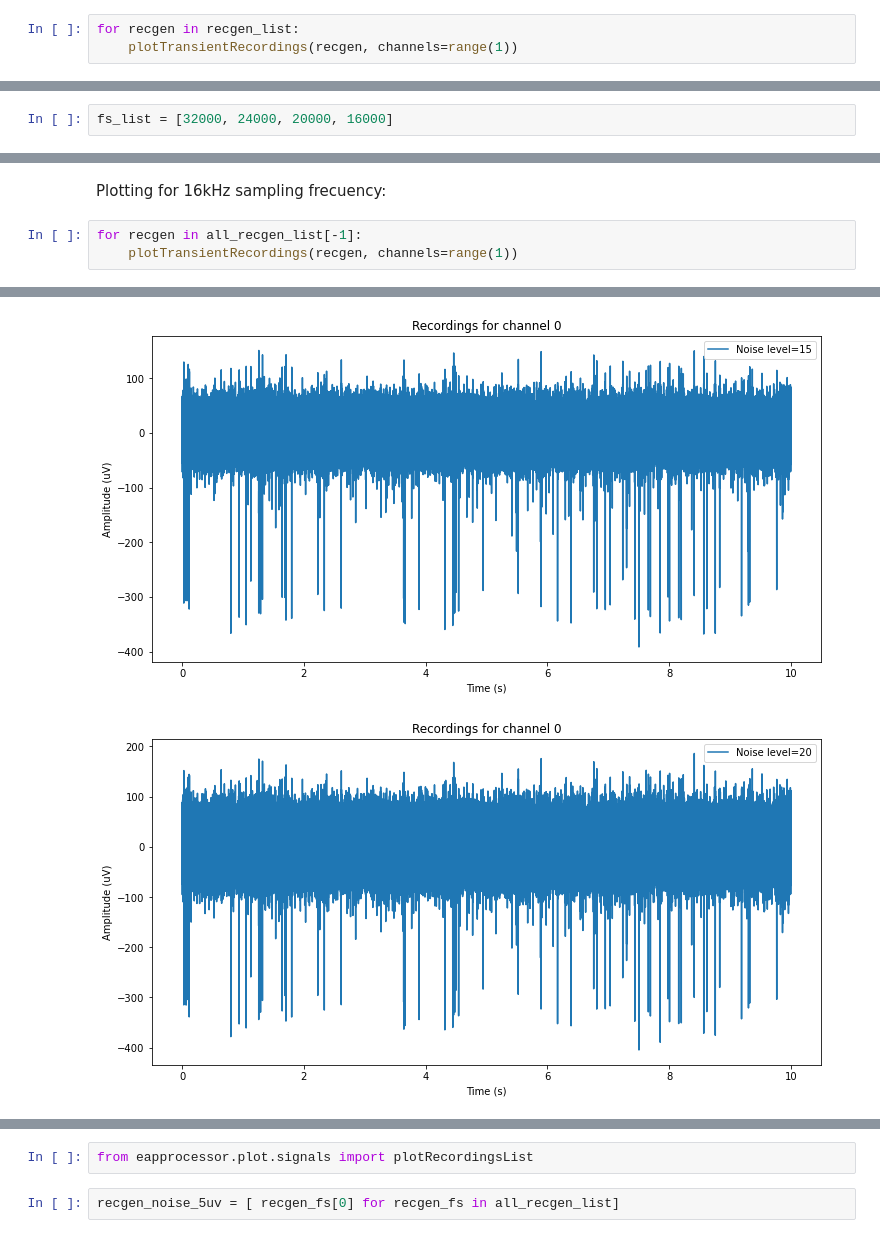
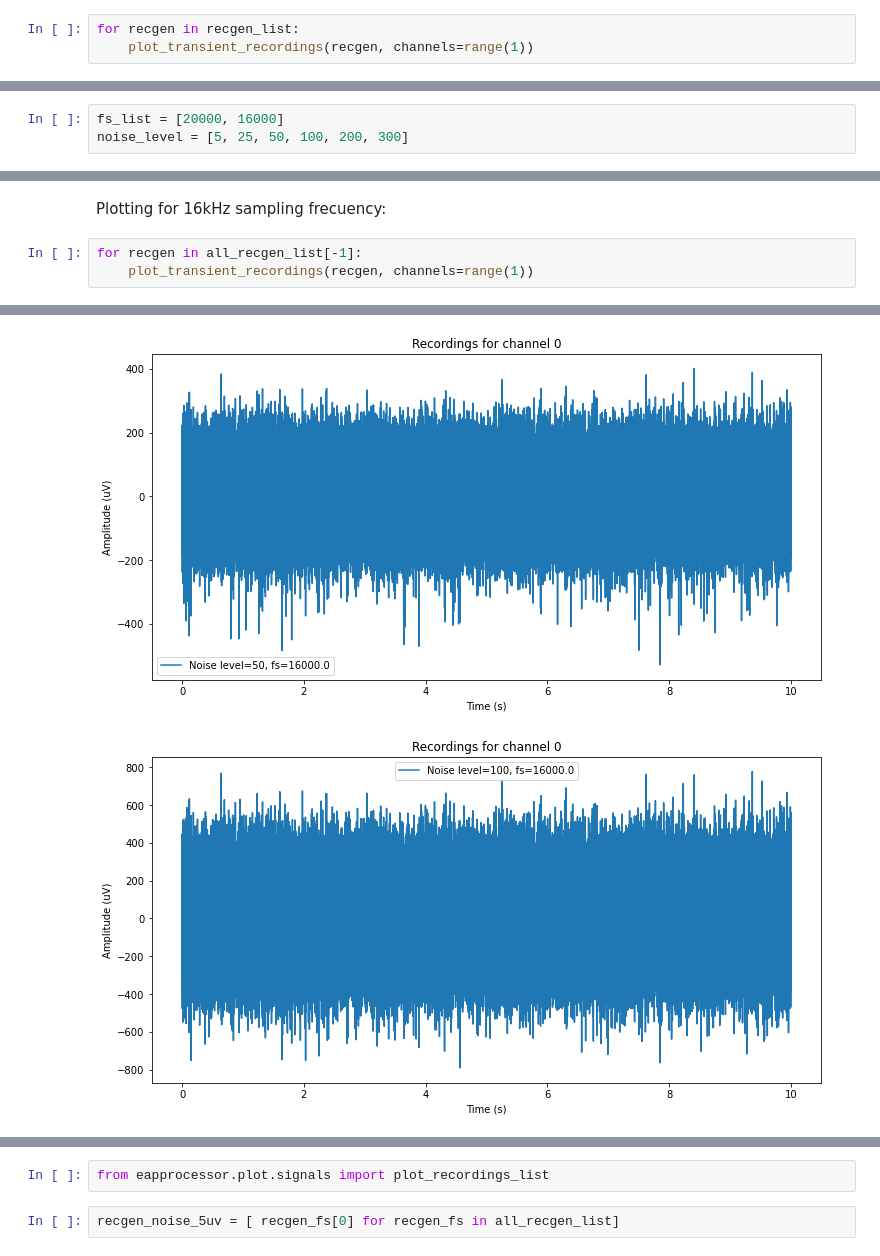
Before and after one commit to LuighiV/eapprocessor, a Jupyter notebook: notebooks/1_Recordings_generation.ipynb, the cells around one changed output, grey strips where cells are left out. Cells and saved outputs as stored; diff of their text form.

```diff
--- a/notebooks/1_Recordings_generation.ipynb
+++ b/notebooks/1_Recordings_generation.ipynb
@@ -277,6 +277,6 @@ from eapprocessor.plot.signals import plotTransientRecordings
 # %%
 for recgen in recgen_list:
-    plotTransientRecordings(recgen, channels=range(1))
+    plot_transient_recordings(recgen, channels=range(1))
 # %% [output]
 [figure]
 [figure]
@@ -288,7 +288,8 @@ for recgen in recgen_list:
 # %% [markdown]
 ## Recordings generation for different frequencies
 # %%
-fs_list = [32000, 24000, 20000, 16000]
+fs_list = [20000, 16000]
+noise_level = [5, 25, 50, 100, 200, 300]
 # %%
 for fs in fs_list:
     for noise in noise_level:
@@ -340,5 +341,5 @@ Done loading recordings...
 Plotting for 16kHz sampling frecuency:
 # %%
 for recgen in all_recgen_list[-1]:
-    plotTransientRecordings(recgen, channels=range(1))
+    plot_transient_recordings(recgen, channels=range(1))
 # %% [output]
@@ -347,2 +348,2 @@ for recgen in all_recgen_list[-1]:
-[figure, old version]
+[figure, new version]
-[figure, old version]
+[figure, new version]
@@ -352,5 +352,5 @@ for recgen in all_recgen_list[-1]:
 # %%
-from eapprocessor.plot.signals import plotRecordingsList
+from eapprocessor.plot.signals import plot_recordings_list
 # %%
 recgen_noise_5uv = [ recgen_fs[0] for recgen_fs in all_recgen_list]
 # %%
```
Also changed, not shown: parts of 8 cells of this notebook, 11 other files.
